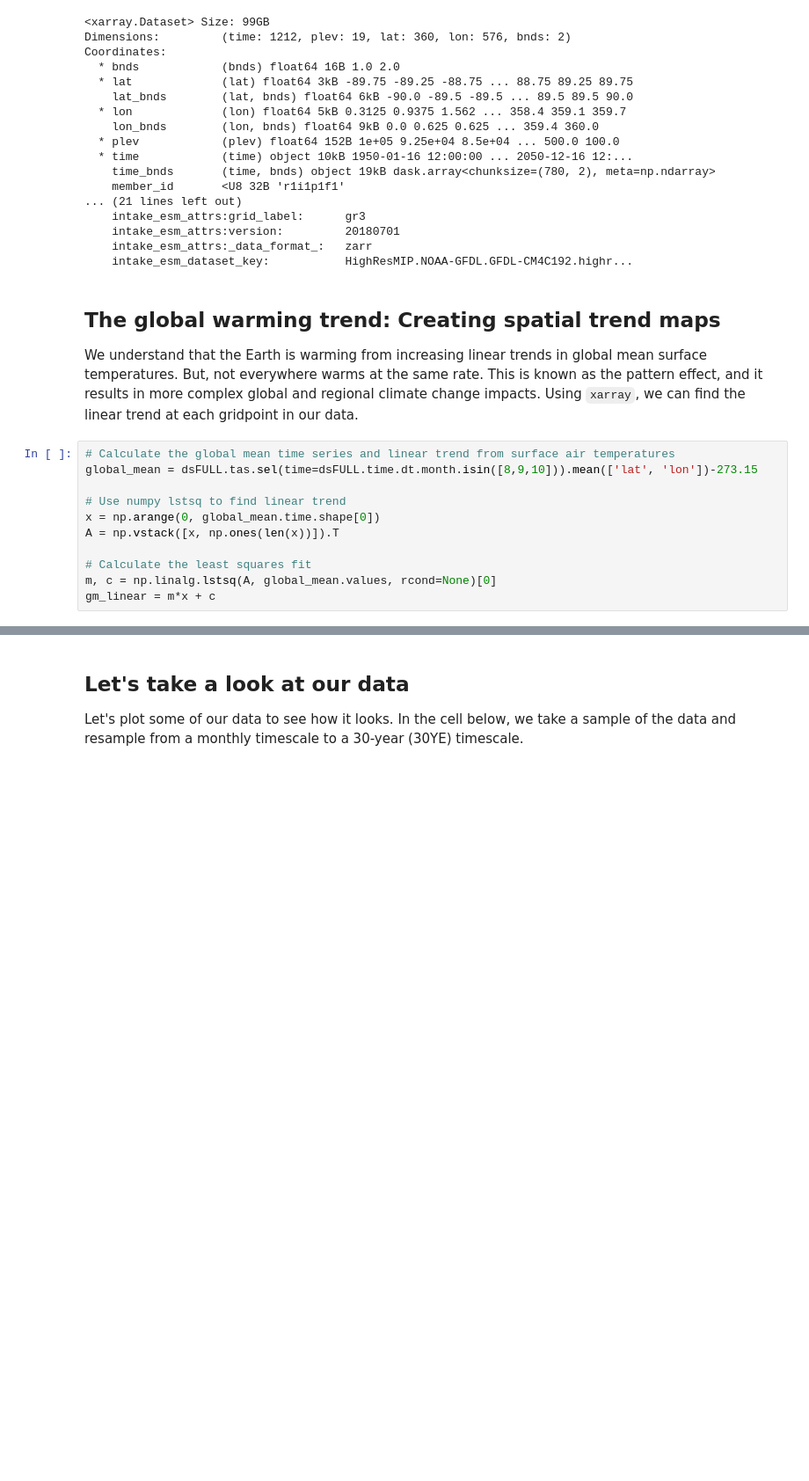
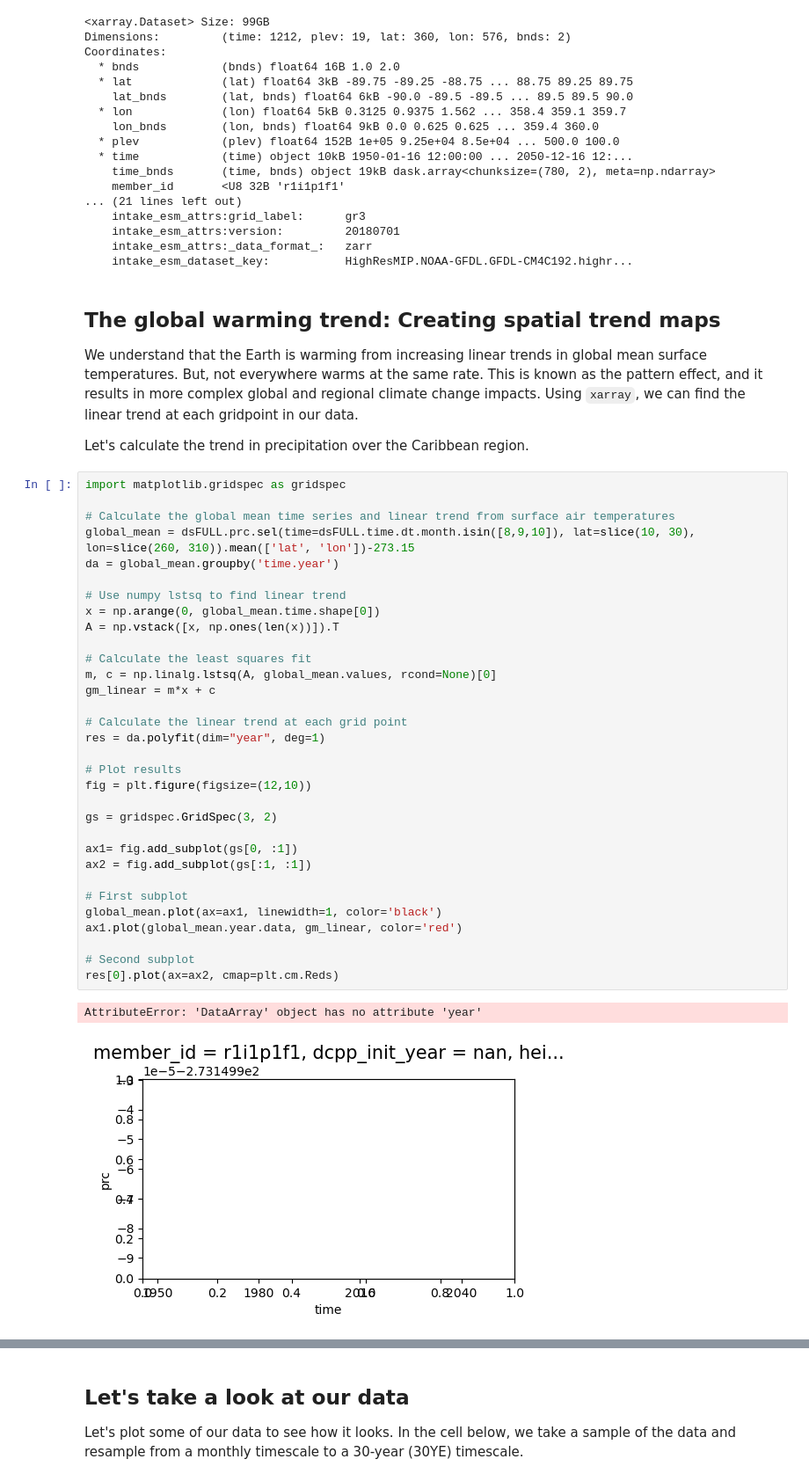
Before and after one commit to ProjectPythia/CFC-extreme-weather-cookbook, a Jupyter notebook: notebooks/cfc-atm.ipynb, the cells around one changed output, grey strips where cells are left out. Shown at 88% size. Saved outputs shown, nothing was run; the diff lists cells and outputs as text; blank space fills up the shorter version.

````diff
--- a/notebooks/cfc-atm.ipynb
+++ b/notebooks/cfc-atm.ipynb
@@ -269,14 +209,40 @@ Coordinates:
 ## The global warming trend: Creating spatial trend maps
 
 We understand that the Earth is warming from increasing linear trends in global mean surface temperatures. But, not everywhere warms at the same rate. This is known as the pattern effect, and it results in more complex global and regional climate change impacts. Using ```xarray```, we can find the linear trend at each gridpoint in our data.
+
+Let's calculate the trend in precipitation over the Caribbean region.
 # %%
+import matplotlib.gridspec as gridspec
+
 # Calculate the global mean time series and linear trend from surface air temperatures
-global_mean = dsFULL.tas.sel(time=dsFULL.time.dt.month.isin([8,9,10])).mean(['lat', 'lon'])-273.15
+global_mean = dsFULL.prc.sel(time=dsFULL.time.dt.month.isin([8,9,10]), lat=slice(10, 30), lon=slice(260, 310)).mean(['lat', 'lon'])-273.15
+da = global_mean.groupby('time.year')
 
 # Use numpy lstsq to find linear trend
 x = np.arange(0, global_mean.time.shape[0])
 A = np.vstack([x, np.ones(len(x))]).T
 
 # Calculate the least squares fit
 m, c = np.linalg.lstsq(A, global_mean.values, rcond=None)[0]
 gm_linear = m*x + c
+
+# Calculate the linear trend at each grid point
+res = da.polyfit(dim="year", deg=1)
+
+# Plot results
+fig = plt.figure(figsize=(12,10))
+
+gs = gridspec.GridSpec(3, 2)
+
+ax1= fig.add_subplot(gs[0, :1])
+ax2 = fig.add_subplot(gs[:1, :1])
+
+# First subplot
+global_mean.plot(ax=ax1, linewidth=1, color='black')
+ax1.plot(global_mean.year.data, gm_linear, color='red')
+
+# Second subplot
+res[0].plot(ax=ax2, cmap=plt.cm.Reds)
+# %% [output]
+AttributeError: 'DataArray' object has no attribute 'year'
+[figure, added]
````
Also changed, not shown: parts of 13 cells of this notebook.
